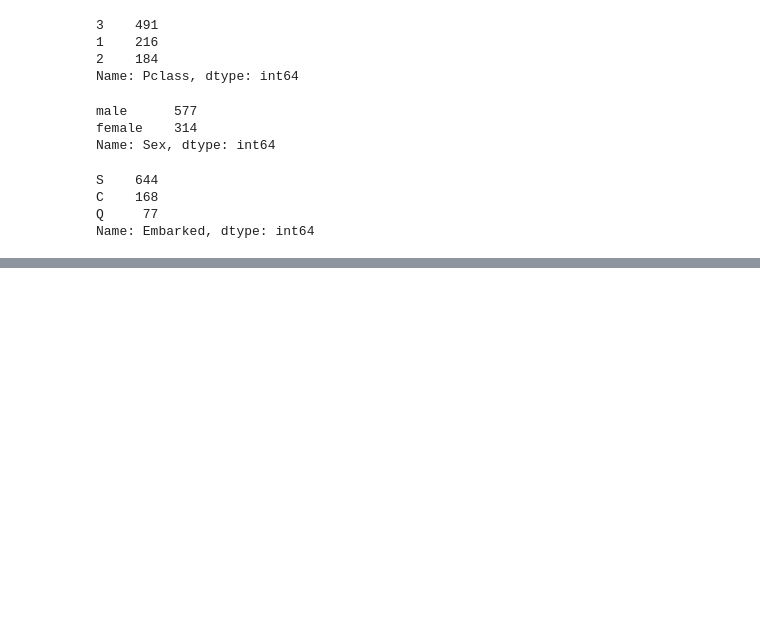
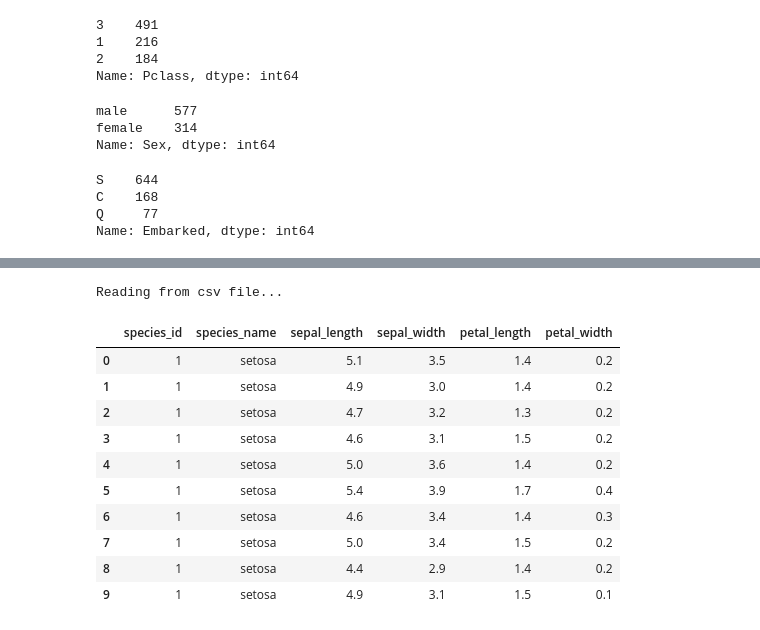
Before and after one commit to BraedenWright/classification-exercises, a Jupyter notebook: classification_exercises.ipynb, the cells around one changed output, grey strips where cells are left out. Saved outputs shown, nothing was run; the diff lists cells and outputs as text; code cells hidden in the pictures; blank space fills up the shorter version.

```diff
--- a/classification_exercises.ipynb
+++ b/classification_exercises.ipynb
@@ -316,0 +337,16 @@ Name: Embarked, dtype: int64
+# %%
+iris_df = aq.get_iris_data()
+iris_df.head(10)
+# %% [output]
+Reading from csv file...
+|  | species_id | species_name | sepal_length | sepal_width | petal_length | petal_width |
+| 0 | 1 | setosa | 5.1 | 3.5 | 1.4 | 0.2 |
+| 1 | 1 | setosa | 4.9 | 3.0 | 1.4 | 0.2 |
+| 2 | 1 | setosa | 4.7 | 3.2 | 1.3 | 0.2 |
+| 3 | 1 | setosa | 4.6 | 3.1 | 1.5 | 0.2 |
+| 4 | 1 | setosa | 5.0 | 3.6 | 1.4 | 0.2 |
+| 5 | 1 | setosa | 5.4 | 3.9 | 1.7 | 0.4 |
+| 6 | 1 | setosa | 4.6 | 3.4 | 1.4 | 0.3 |
+| 7 | 1 | setosa | 5.0 | 3.4 | 1.5 | 0.2 |
+| 8 | 1 | setosa | 4.4 | 2.9 | 1.4 | 0.2 |
+| 9 | 1 | setosa | 4.9 | 3.1 | 1.5 | 0.1 |
```
Also changed, not shown: parts of 10 cells of this notebook, 1 other file.
